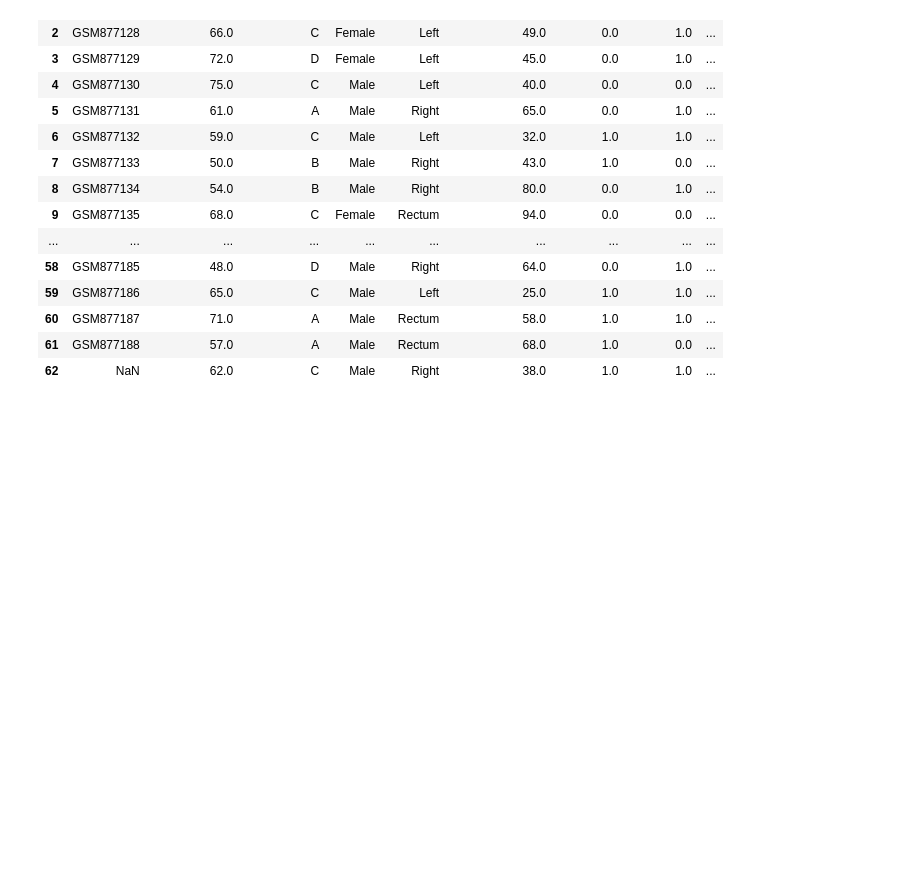
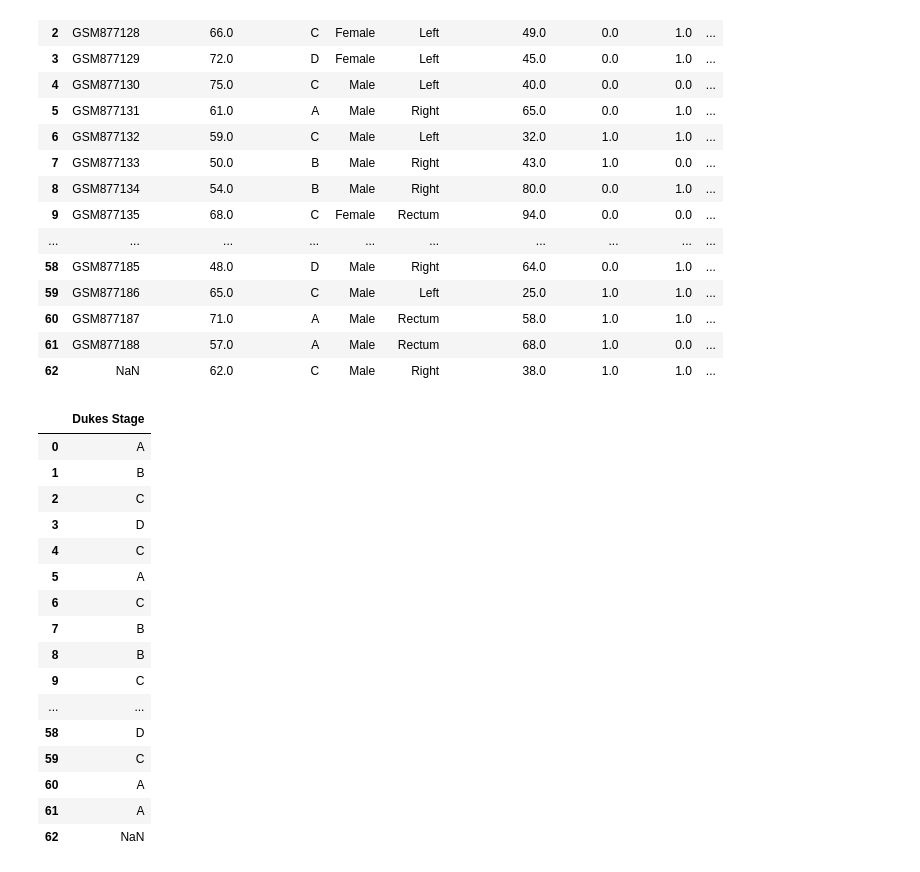
Before and after one commit to MariosEft97/cookiecutter-analytical-project, a Jupyter notebook: biolizard-internship-marios/notebooks/python/colorectal_cancer.ipynb, the cells around one changed output. Drawn from its saved outputs; the diff is of its cells as text; code cells hidden in the pictures; blank space fills up the shorter version.

```diff
--- a/biolizard-internship-marios/notebooks/python/colorectal_cancer.ipynb
+++ b/biolizard-internship-marios/notebooks/python/colorectal_cancer.ipynb
@@ -107,3 +132,23 @@ patient_df_treat_na
 | 60 | GSM877187 | 71.0 | A | Male | Rectum | 58.0 | 1.0 | 1.0 | ... |
 | 61 | GSM877188 | 57.0 | A | Male | Rectum | 68.0 | 1.0 | 0.0 | ... |
 | 62 | NaN | 62.0 | C | Male | Right | 38.0 | 1.0 | 1.0 | ... |
+# %%
+patient_df[["Dukes Stage"]]
+# %% [output]
+|  | Dukes Stage |
+| 0 | A |
+| 1 | B |
+| 2 | C |
+| 3 | D |
+| 4 | C |
+| 5 | A |
+| 6 | C |
+| 7 | B |
+| 8 | B |
+| 9 | C |
+| ... | ... |
+| 58 | D |
+| 59 | C |
+| 60 | A |
+| 61 | A |
+| 62 | NaN |
```
Also changed, not shown: parts of 6 cells of this notebook, 1 other file.
